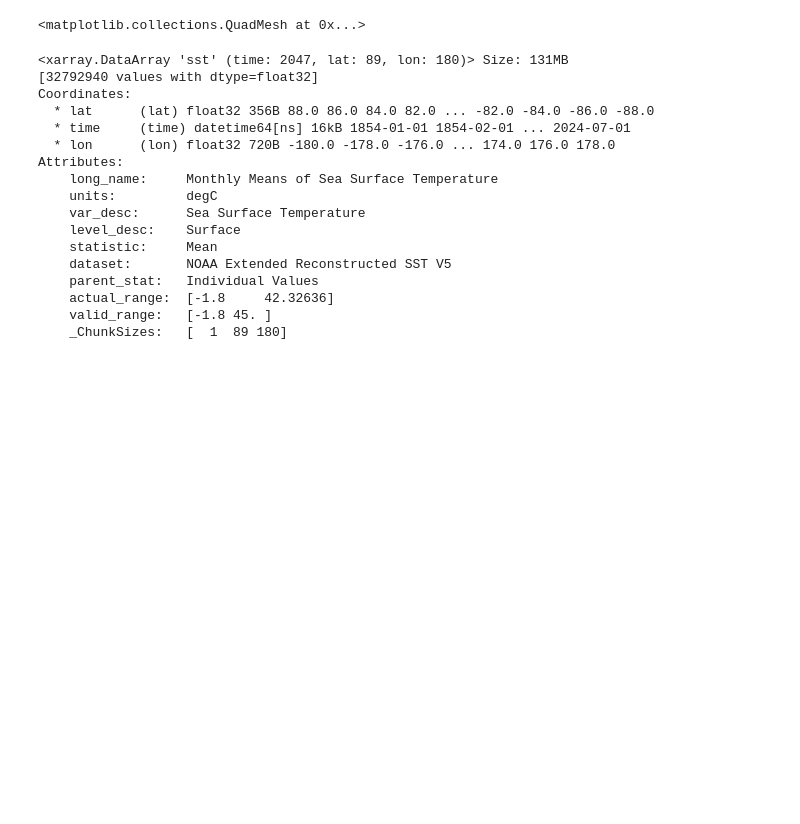
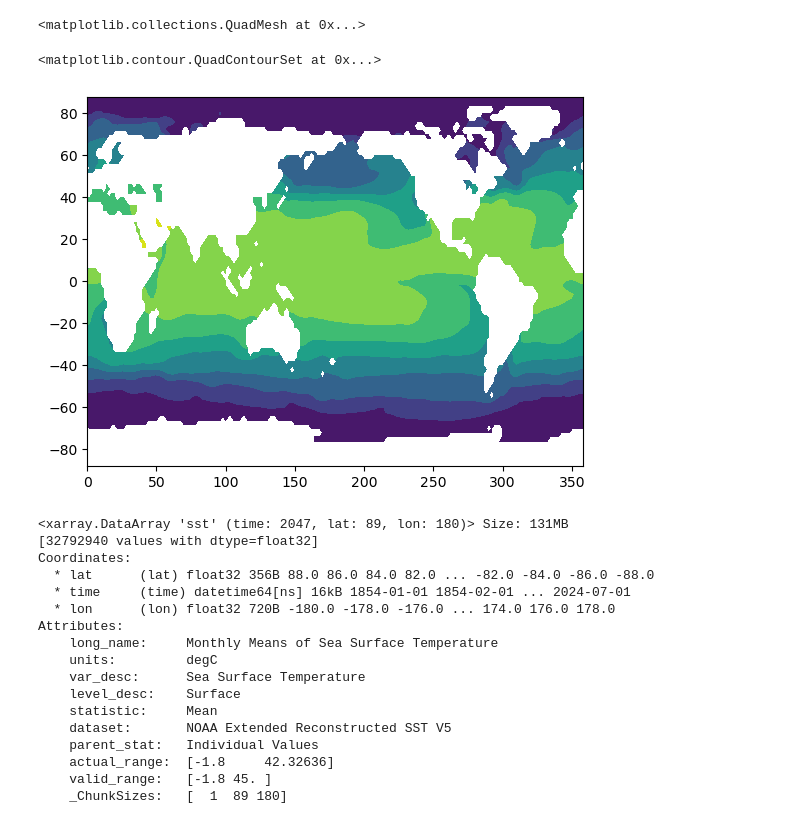
Before and after one commit to oceanhackweek/ohw24_proj_north_atlantic_variability_us, a Jupyter notebook: contributor_folders/alexfrenzel/Datavis1.ipynb, the cells around one changed output. Drawn from its saved outputs; the diff is of its cells as text; code cells hidden in the pictures; blank space fills up the shorter version.

```diff
--- a/contributor_folders/alexfrenzel/Datavis1.ipynb
+++ b/contributor_folders/alexfrenzel/Datavis1.ipynb
@@ -61,5 +58,10 @@ sst.isel(time=0).plot()
 # %% [output]
 <matplotlib.collections.QuadMesh at 0x...>
+# %%
+plt.contourf(sst.lon,sst.lat,sst.isel(time=30))
+# %% [output]
+<matplotlib.contour.QuadContourSet at 0x...>
+[figure, added]
 # %%
 # convert lon coordinates from 0:360 to -180:180
 sst.coords['lon'] = (sst.coords['lon'] + 180) % 360 - 180
```
Also changed, not shown: parts of 10 cells of this notebook.
